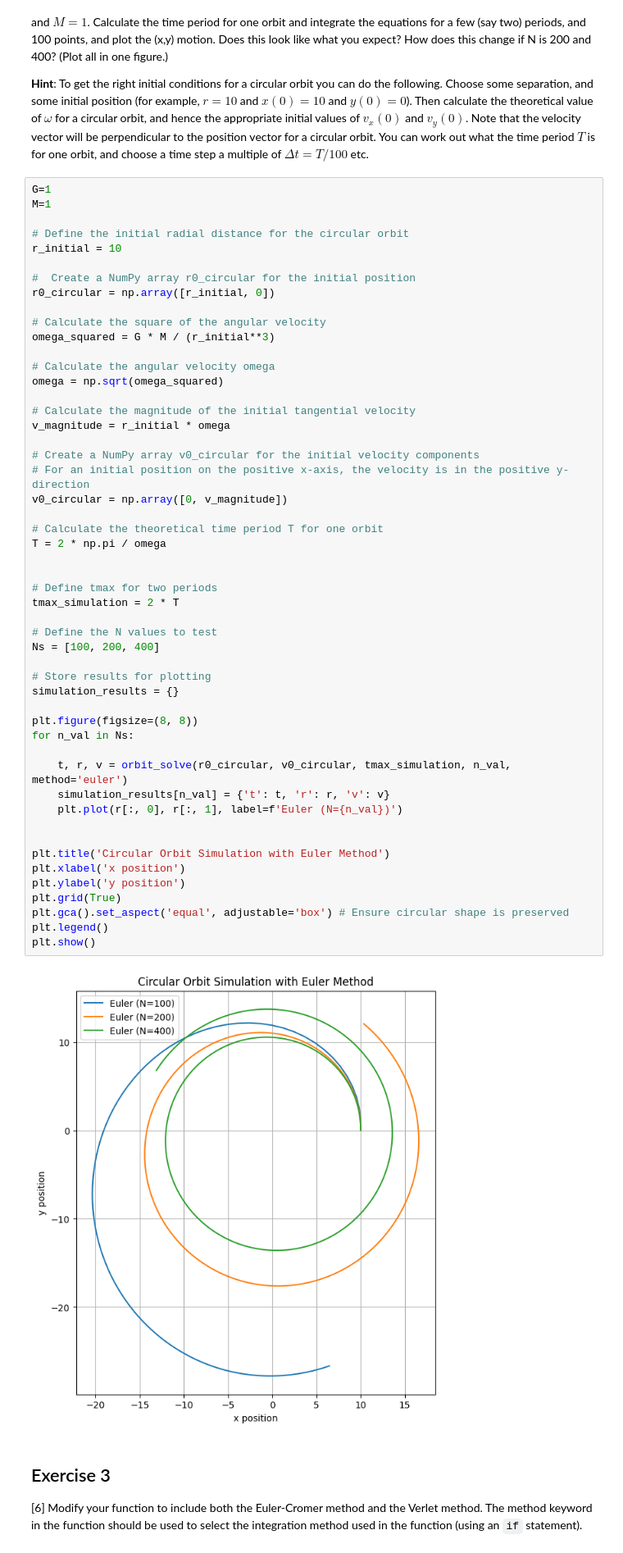
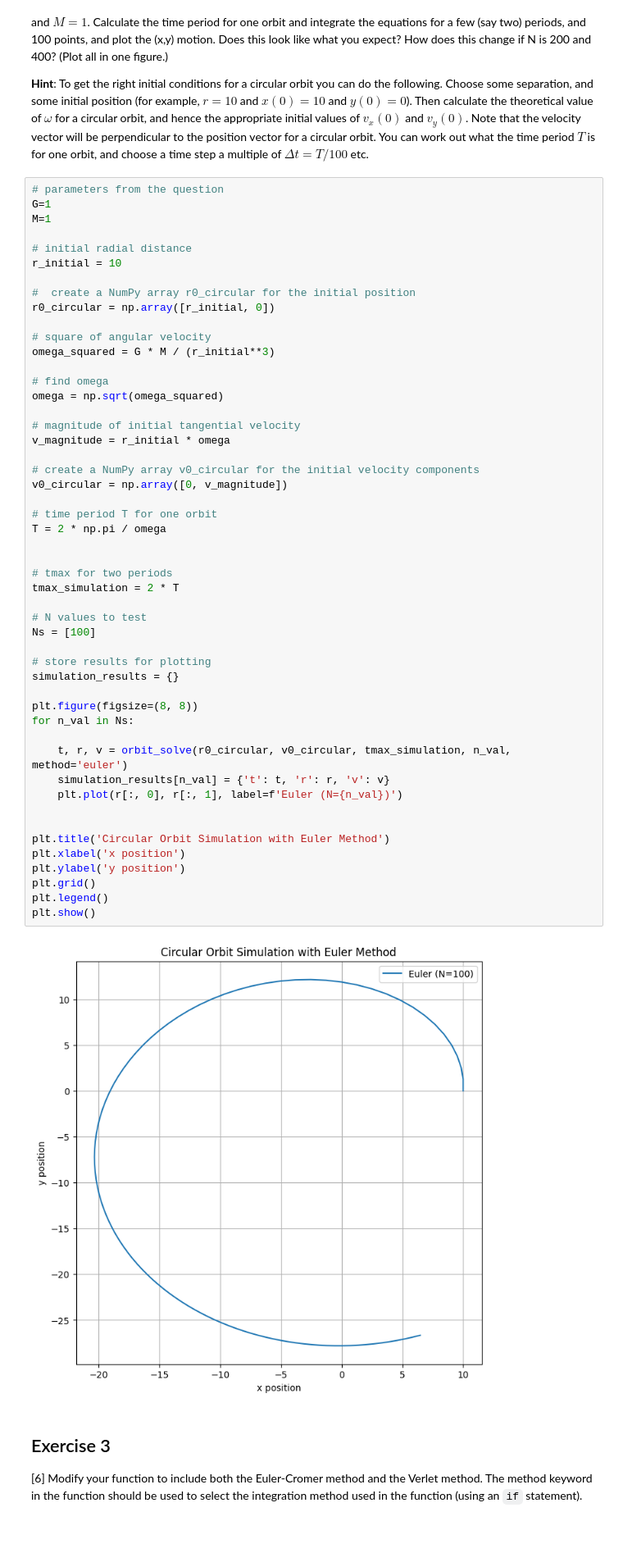
Before and after one commit to PX2145-2025/week-9-b-JonesRhys, a Jupyter notebook: ODEs_2.ipynb, the cells around one changed output. Shown at 82% size. Drawn from its saved outputs; the diff is of its cells as text.

```diff
--- a/ODEs_2.ipynb
+++ b/ODEs_2.ipynb
@@ -299,58 +289,57 @@ def orbit_solve (r0, v0, tmax, N, method = 'euler'):
 
   **Hint**: To get the right initial conditions for a circular orbit you can do the following. Choose some separation, and some initial position (for example, $r = 10$ and $x(0) = 10$ and $y(0) = 0$). Then calculate the theoretical value of $\omega$ for a circular orbit, and hence the appropriate initial values of $v_x(0)$ and $v_y(0)$. Note that the velocity vector will be perpendicular to the position vector for a circular orbit. You can work out what the time period $T$ is for one orbit, and choose a time step a multiple of $\Delta t = T/100$ etc.
 # %%
+# parameters from the question
 G=1
 M=1
 
-# Define the initial radial distance for the circular orbit
+# initial radial distance
 r_initial = 10
 
-#  Create a NumPy array r0_circular for the initial position
+#  create a NumPy array r0_circular for the initial position
 r0_circular = np.array([r_initial, 0])
 
-# Calculate the square of the angular velocity
+# square of angular velocity
 omega_squared = G * M / (r_initial**3)
 
-# Calculate the angular velocity omega
+# find omega
 omega = np.sqrt(omega_squared)
 
-# Calculate the magnitude of the initial tangential velocity
+# magnitude of initial tangential velocity
 v_magnitude = r_initial * omega
 
-# Create a NumPy array v0_circular for the initial velocity components
-# For an initial position on the positive x-axis, the velocity is in the positive y-direction
+# create a NumPy array v0_circular for the initial velocity components
 v0_circular = np.array([0, v_magnitude])
 
-# Calculate the theoretical time period T for one orbit
+# time period T for one orbit
 T = 2 * np.pi / omega
 
 
-# Define tmax for two periods
+# tmax for two periods
 tmax_simulation = 2 * T
 
-# Define the N values to test
-Ns = [100, 200, 400]
+# N values to test
+Ns = [100]
 
-# Store results for plotting
+# store results for plotting
 simulation_results = {}
 
 plt.figure(figsize=(8, 8))
 for n_val in Ns:
 
     t, r, v = orbit_solve(r0_circular, v0_circular, tmax_simulation, n_val, method='euler')
     simulation_results[n_val] = {'t': t, 'r': r, 'v': v}
     plt.plot(r[:, 0], r[:, 1], label=f'Euler (N={n_val})')
 
 
 plt.title('Circular Orbit Simulation with Euler Method')
 plt.xlabel('x position')
 plt.ylabel('y position')
-plt.grid(True)
-plt.gca().set_aspect('equal', adjustable='box') # Ensure circular shape is preserved
+plt.grid()
 plt.legend()
 plt.show()
 # %% [output]
-[figure, old version]
+[figure, new version]
 # %% [markdown]
 ## Exercise 3
 
```
Also changed, not shown: parts of 13 cells of this notebook.
